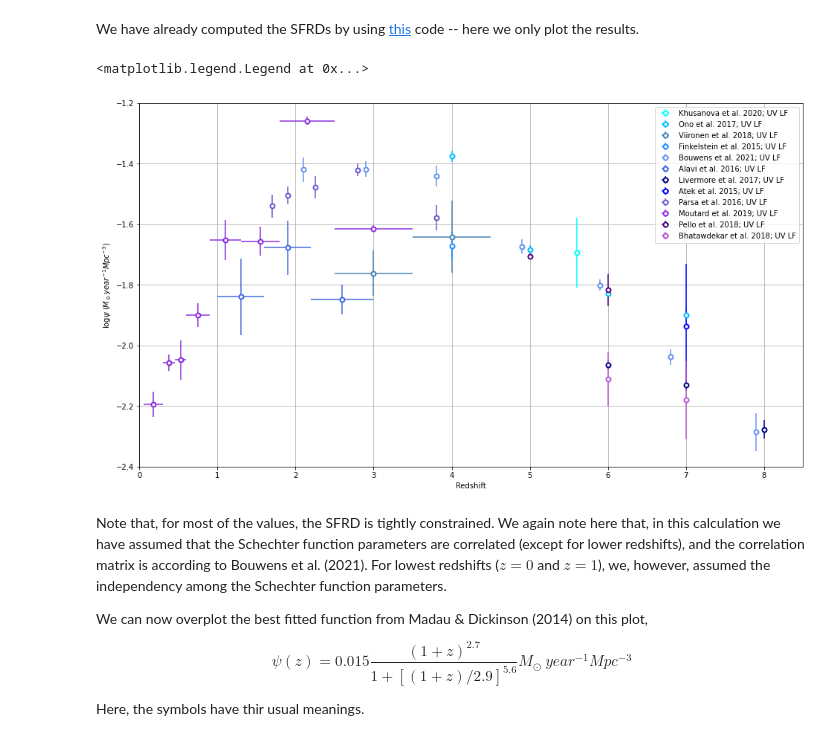
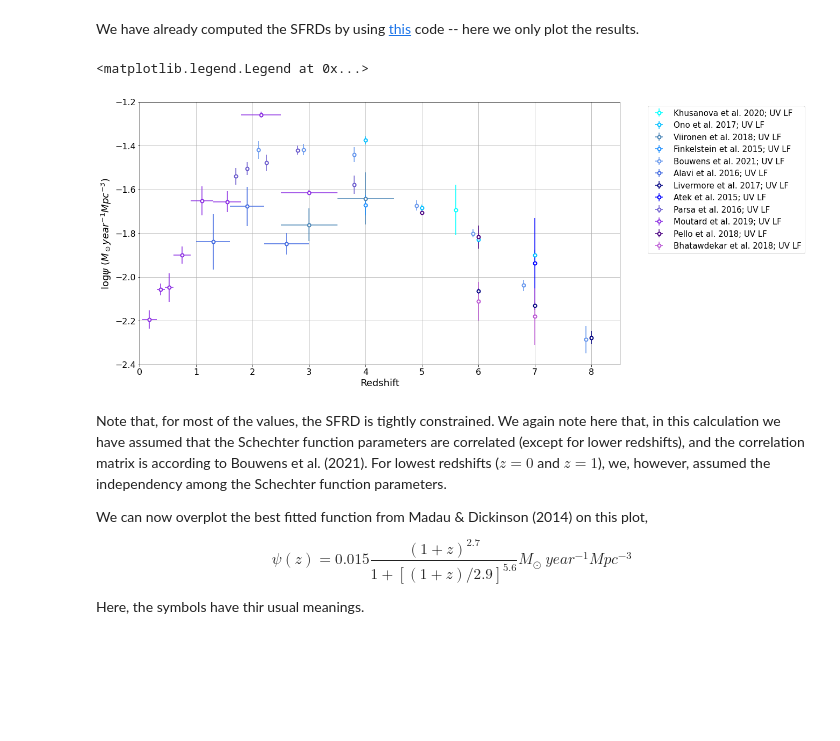
Before and after one commit to Jayshil/csfrd, a Jupyter notebook: Results/res1.ipynb, the cells around one changed output. Cells and saved outputs as stored; diff of their text form; code cells hidden in the pictures; blank space fills up the shorter version.

Commit message:
Legend outside of plot

```diff
--- a/Results/res1.ipynb
+++ b/Results/res1.ipynb
@@ -22,37 +22,39 @@ cols = np.array(['cyan', 'deepskyblue', 'steelblue', 'dodgerblue', 'cornflowerbl
 
 # Loading papers
 ppr_uv1 = np.loadtxt('sfrd_uv_new.dat', usecols=0, unpack=True, dtype=str)
 zd_uv, zu_uv, sfrd_uv, sfrd_uv_err = np.loadtxt('sfrd_uv_new.dat', usecols=(1,2,3,4), unpack=True)
 zcen_uv = (zd_uv + zu_uv)/2
 zup, zdo = np.abs(zu_uv - zcen_uv), np.abs(zcen_uv - zd_uv)
 log_sfrd_uv, log_sfrd_uv_err = utl.log_err(sfrd_uv, sfrd_uv_err)
 
 plt.figure(figsize=(16, 9))
 # Plotting them
 for i in range(len(ppr_uv)):
     zc_uv, zp, zn, lg_sf, lg_sfe = np.array([]), np.array([]), np.array([]), np.array([]), np.array([])
     for j in range(len(ppr_uv1)):
         if ppr_uv1[j] == ppr_uv[i]:
             zc_uv = np.hstack((zc_uv, zcen_uv[j]))
             lg_sf = np.hstack((lg_sf, log_sfrd_uv[j]))
             lg_sfe = np.hstack((lg_sfe, log_sfrd_uv_err[j]))
             zp = np.hstack((zp, zup[j]))
             zn = np.hstack((zn, zdo[j]))
     if ppr_uv[i] == 'Hagen_et_al._2015':
         continue
     else:
         plt.errorbar(zc_uv, lg_sf, xerr=[zn, zp], yerr=lg_sfe, c=cols[i], label=ppr_uv[i].replace('_',' ') + '; UV LF', fmt='o', mfc='white', mew=2)
 
 #plt.plot(znew, psi2, label='Best fitted function')
-plt.xlabel('Redshift')
-plt.ylabel(r'$\log{\psi}$ ($M_\odot year^{-1} Mpc^{-3}$)')
+plt.xlabel('Redshift', fontsize= 18)
+plt.ylabel(r'$\log{\psi}$ ($M_\odot year^{-1} Mpc^{-3}$)', fontsize= 18)
 plt.grid()
 plt.ylim([-2.4, -1.2])
 plt.xlim([0, 8.5])
-plt.legend(loc='best')
+plt.xticks(fontsize= 16)
+plt.yticks(fontsize= 16)
+plt.legend(loc='upper left', fontsize= 15, bbox_to_anchor=(1.05, 1))
 # %% [output]
 <matplotlib.legend.Legend at 0x...>
-[figure, old version]
+[figure, new version]
 # %% [markdown]
 Note that, for most of the values, the SFRD is tightly constrained. We again note here that, in this calculation we have assumed that the Schechter function parameters are correlated (except for lower redshifts), and the correlation matrix is according to Bouwens et al. (2021). For lowest redshifts ($z=0$ and $z=1$), we, however, assumed the independency among the Schechter function parameters.
 
```
